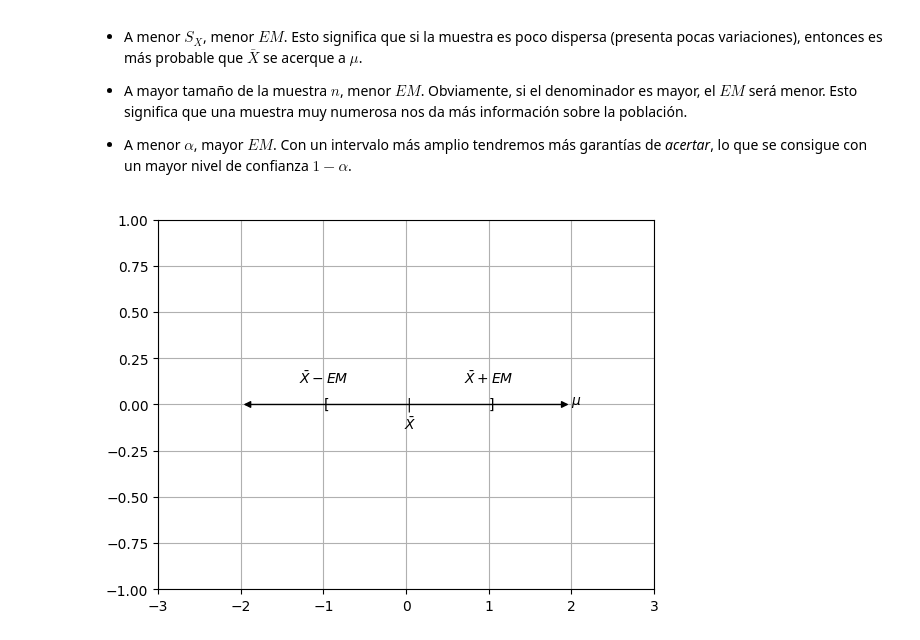
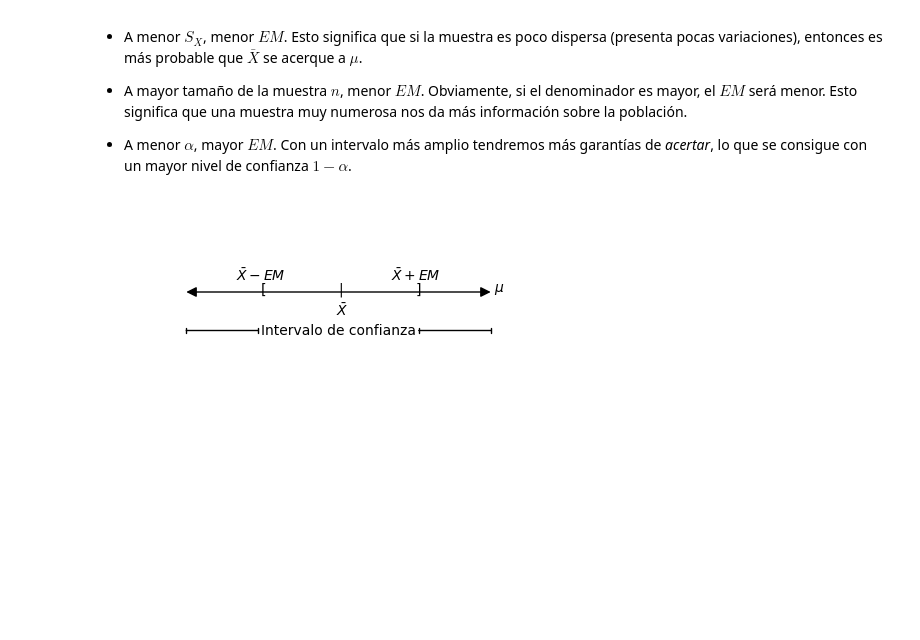
Before and after one commit to ednavivianasegura/Curso_PLN, a Jupyter notebook: PLN_EDNA.ipynb, the cells around one changed output. Saved outputs shown, nothing was run; the diff lists cells and outputs as text; code cells hidden in the pictures; blank space fills up the shorter version.

```diff
--- a/PLN_EDNA.ipynb
+++ b/PLN_EDNA.ipynb
@@ -2643,34 +2643,42 @@ El error muestral es lo que la media poblacional $\mu$ puede distanciarse de la
 
 * A menor $\alpha$, mayor $EM$. Con un intervalo más amplio tendremos más garantías de *acertar*, lo que se consigue con un mayor nivel de confianza $1-\alpha$.
 # %%
-plt.annotate('', xy=(-2, 0), xytext=(2, 0),
+# @title Crea figura intervalo de confianza para la media
+plt.figure(figsize=(6,2))
+
+plt.annotate('', xy=(-2, 0), xytext=(2, 0),size=15,
              arrowprops=dict(facecolor='black', arrowstyle='<|-|>'))
 
 
 plt.annotate('[', xy=(-1, -0.01), xytext=(-1, -0.02))
 plt.annotate(']', xy=(1, -0.01), xytext=(1, -0.02))
 
 plt.annotate(r'$\mu$', xy=(2, 0), xytext=(2, 0))
 
 plt.annotate('|', xy=(0, -0.01), xytext=(0, -0.02))
 
-plt.text(0.05, -0.15, r'$\bar{X}$', ha='center', va='bottom', color='black')
+plt.text(0.05, -0.35, r'$\bar{X}$', ha='center', va='bottom', color='black')
 
 plt.text(-1, 0.1, r'$\bar{X}-EM$', ha='center', va='bottom', color='black')
 plt.text(1, 0.1, r'$\bar{X}+EM$', ha='center', va='bottom', color='black')
 
 
-# plt.annotate(r'$\underbrace{IC}$', xy=(-1, -0.01), xytext=(0, -0.02))
+plt.annotate('', xy=(-1, -0.5), xytext=(-2, -0.5),size=2,
+             arrowprops=dict(facecolor='black', arrowstyle='|-|'))
 
 
+plt.annotate('', xy=(1, -0.5), xytext=(2, -0.5),size=2,
+             arrowprops=dict(facecolor='black', arrowstyle='|-|'))
+
+plt.text(0, -0.6, 'Intervalo de confianza', ha='center', va='bottom', color='black')
 
 # Establece los límites del gráfico
 plt.xlim(-3, 3)
 plt.ylim(-1, 1)
 
 # Muestra el gráfico
-# plt.axis('off')
+plt.axis('off')
 plt.grid(True)
 plt.show()
 # %% [output]
-[figure, old version]
+[figure, new version]
```
Also changed, not shown: parts of 5 cells of this notebook.
